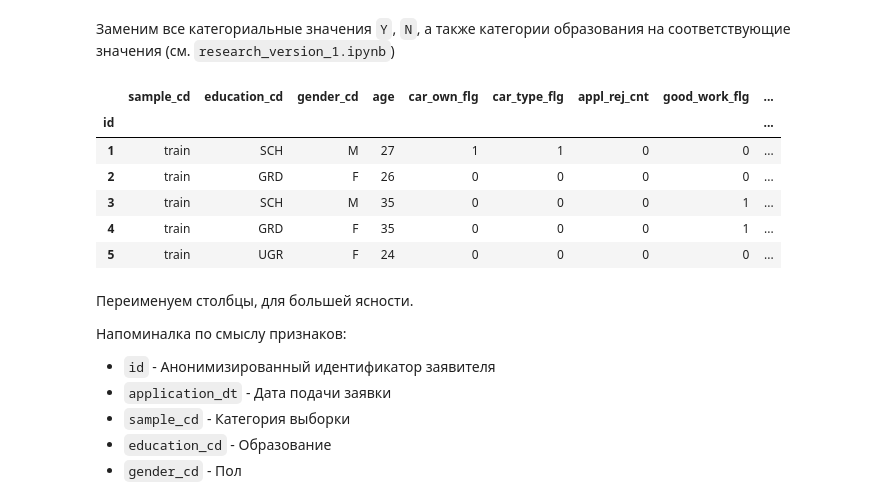
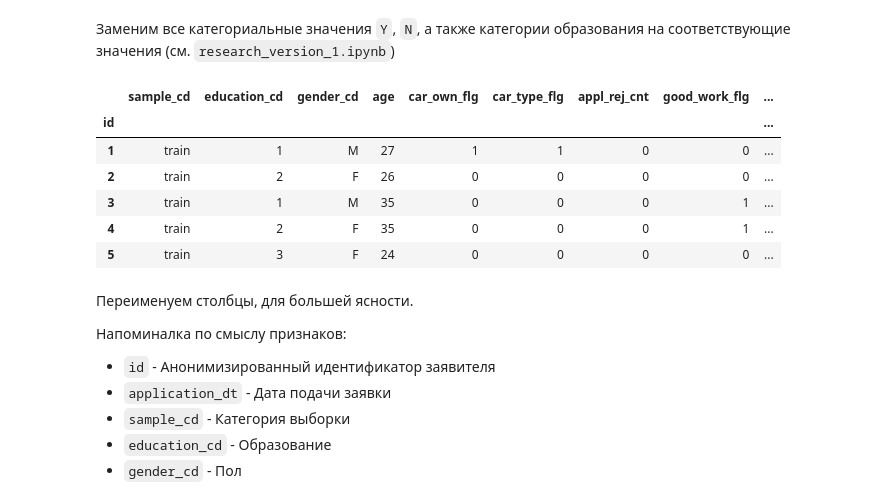
Before and after one commit to mikeasta/Credit-Scoring-Service, a Jupyter notebook: notebooks/add_names.ipynb, the cells around one changed output. Cells and saved outputs as stored; diff of their text form; code cells hidden in the pictures.

```diff
--- a/notebooks/add_names.ipynb
+++ b/notebooks/add_names.ipynb
@@ -89,30 +89,30 @@ application_info.head()
 # %%
 # Данные отсутствуют только в колонке с образованием
 application_info["education_cd"] = application_info["education_cd"].fillna("None")
 
 application_info = application_info.replace({
     "Y": 1,    # Да/В наличии
     "N": 0,    # Нет/Отсутствует
-    # "None": 0, # Нет образования
-    # "SCH": 1,  # Школьное образование, среднее или базовое
-    # "GRD": 2,  # Выпускник, оконченное среднее, среднее-специальное или профессиональное
-    # "UGR": 3,  # Студент или уровень бакалавриата, неоконченое высшее
-    # "PGR": 4,  # Магистратура, аспирантура, уровень выше бакалавриата
-    # "ACD": 5,  # Ученая степень
+    "None": 0, # Нет образования
+    "SCH": 1,  # Школьное образование, среднее или базовое
+    "GRD": 2,  # Выпускник, оконченное среднее, среднее-специальное или профессиональное
+    "UGR": 3,  # Студент или уровень бакалавриата, неоконченое высшее
+    "PGR": 4,  # Магистратура, аспирантура, уровень выше бакалавриата
+    "ACD": 5,  # Ученая степень
 })
 
 # Значения пола ("М" и "F") менять не будем. Мы их все равно по итогу удалим
 # Но пока мы их оставим, чтобы назначить соответствующим полам соответствующие имена
 
 application_info.head()
 # %% [output]
 |  | sample_cd | education_cd | gender_cd | age | car_own_flg | car_type_flg | appl_rej_cnt | good_work_flg | ... |
 | id |  |  |  |  |  |  |  |  | ... |
-| 1 | train | SCH | M | 27 | 1 | 1 | 0 | 0 | ... |
-| 2 | train | GRD | F | 26 | 0 | 0 | 0 | 0 | ... |
-| 3 | train | SCH | M | 35 | 0 | 0 | 0 | 1 | ... |
-| 4 | train | GRD | F | 35 | 0 | 0 | 0 | 1 | ... |
-| 5 | train | UGR | F | 24 | 0 | 0 | 0 | 0 | ... |
+| 1 | train | 1 | M | 27 | 1 | 1 | 0 | 0 | ... |
+| 2 | train | 2 | F | 26 | 0 | 0 | 0 | 0 | ... |
+| 3 | train | 1 | M | 35 | 0 | 0 | 0 | 1 | ... |
+| 4 | train | 2 | F | 35 | 0 | 0 | 0 | 1 | ... |
+| 5 | train | 3 | F | 24 | 0 | 0 | 0 | 0 | ... |
 # %% [markdown]
 Переименуем столбцы, для большей ясности.
 
```
Also changed, not shown: parts of 12 cells of this notebook, 6 other files.
